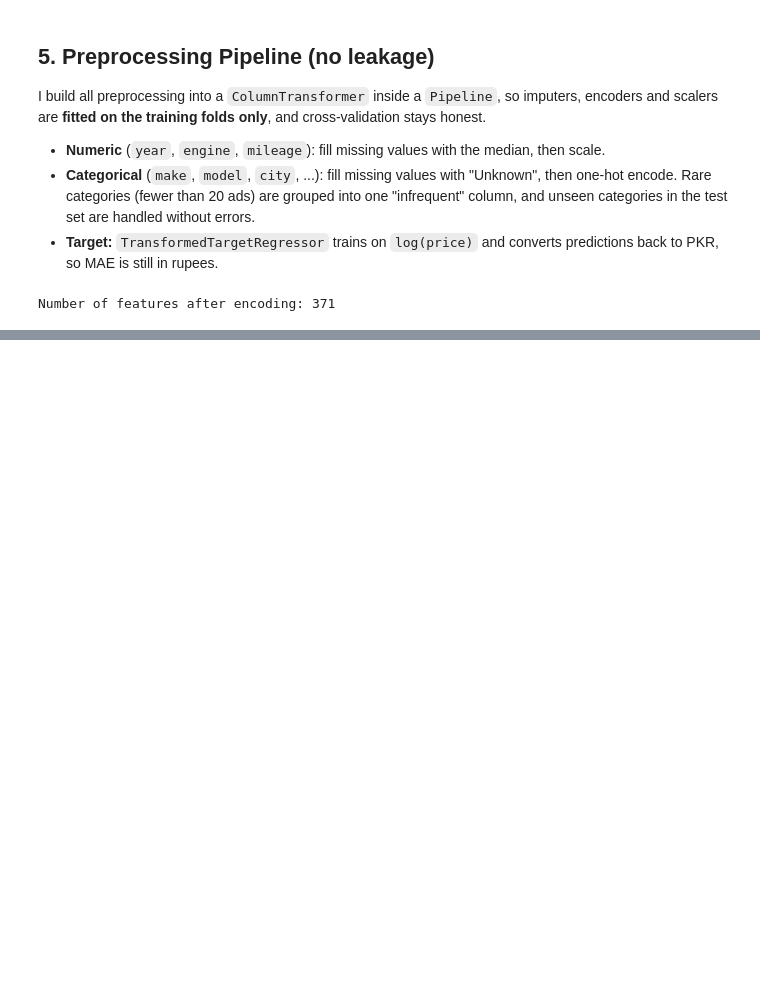
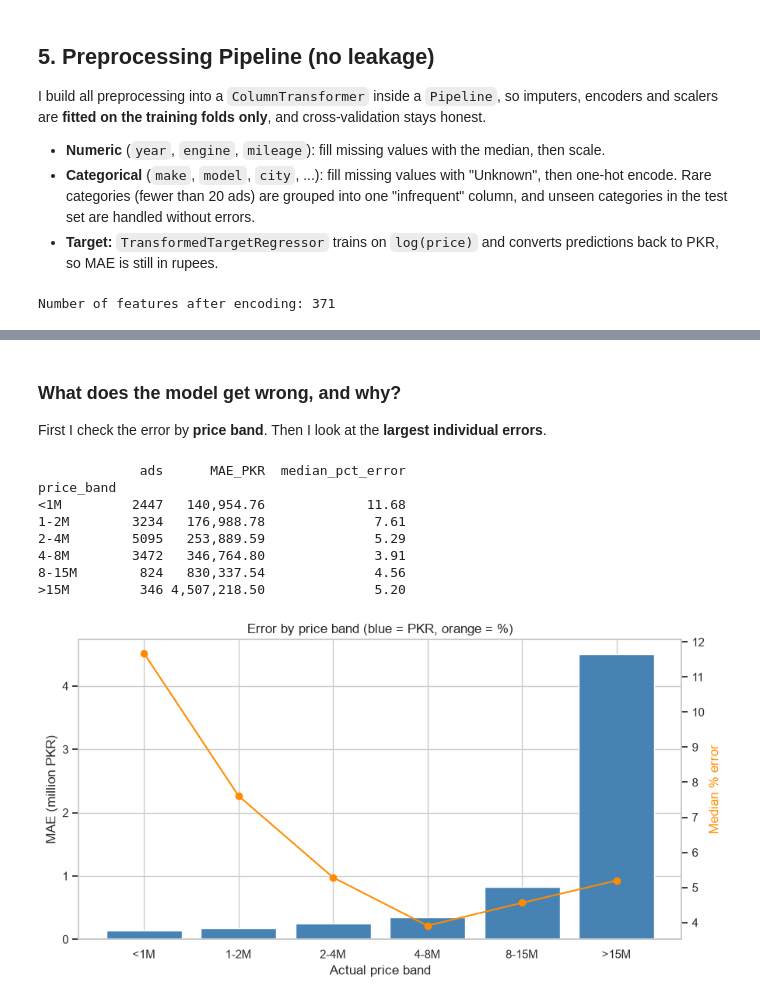
Before and after one commit to saddamkhan11/pakwheels-car-price-prediction, a Jupyter notebook: PakWheels_Price_Prediction.ipynb, the cells around one changed output, grey strips where cells are left out. Cells and saved outputs as stored; diff of their text form; code cells hidden in the pictures; blank space fills up the shorter version.

```diff
--- a/PakWheels_Price_Prediction.ipynb
+++ b/PakWheels_Price_Prediction.ipynb
@@ -391,0 +528,42 @@ Number of features after encoding: 371
+# %% [markdown]
+### What does the model get wrong, and why?
+First I check the error by **price band**. Then I look at the **largest individual errors**.
+# %%
+results_test = X_test.copy()
+results_test['actual'] = y_test
+results_test['predicted'] = y_pred
+results_test['abs_error'] = (results_test['predicted'] - results_test['actual']).abs()
+results_test['pct_error'] = results_test['abs_error'] / results_test['actual'] * 100
+
+# Error per price band
+bands = [0, 1e6, 2e6, 4e6, 8e6, 15e6, np.inf]
+labels = ['<1M', '1-2M', '2-4M', '4-8M', '8-15M', '>15M']
+results_test['price_band'] = pd.cut(results_test['actual'], bins=bands, labels=labels)
+
+band_summary = results_test.groupby('price_band', observed=True).agg(
+    ads=('actual', 'size'),
+    MAE_PKR=('abs_error', 'mean'),
+    median_pct_error=('pct_error', 'median')
+)
+print(band_summary)
+
+fig, ax1 = plt.subplots(figsize=(10, 5))
+ax1.bar(band_summary.index.astype(str), band_summary['MAE_PKR'] / 1e6, color='steelblue')
+ax1.set_ylabel('MAE (million PKR)')
+ax1.set_xlabel('Actual price band')
+ax2 = ax1.twinx()
+ax2.plot(band_summary.index.astype(str), band_summary['median_pct_error'], 'o-', color='darkorange')
+ax2.set_ylabel('Median % error', color='darkorange')
+ax2.grid(False)
+plt.title('Error by price band (blue = PKR, orange = %)')
+plt.show()
+# %% [output]
+             ads      MAE_PKR  median_pct_error
+price_band
+<1M         2447   140,954.76             11.68
+1-2M        3234   176,988.78              7.61
+2-4M        5095   253,889.59              5.29
+4-8M        3472   346,764.80              3.91
+8-15M        824   830,337.54              4.56
+>15M         346 4,507,218.50              5.20
+[figure, added]
```
Also changed, not shown: parts of 20 cells of this notebook.
